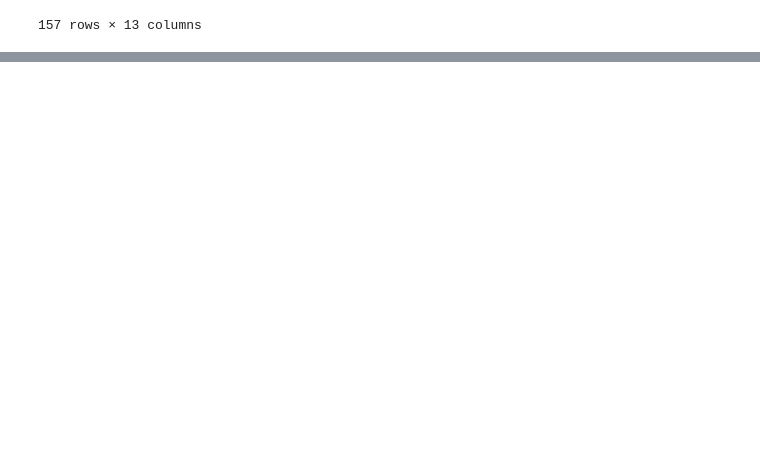
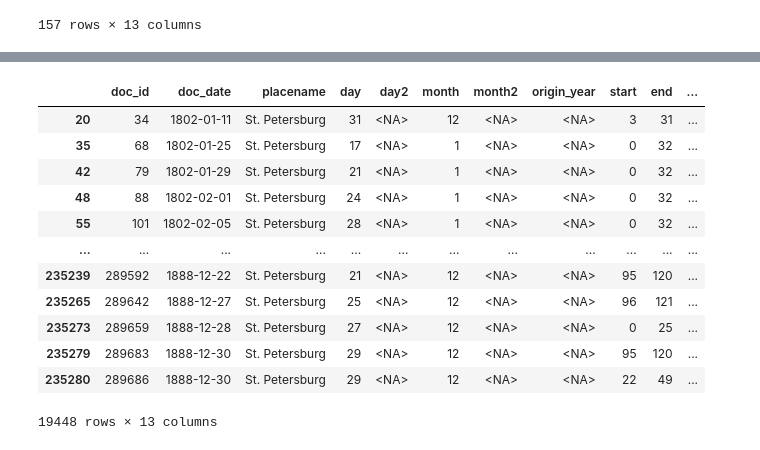
Before and after one commit to krkryger/rigasche-zeitung, a Jupyter notebook: notebooks/analysis.ipynb, the cells around one changed output, grey strips where cells are left out. Drawn from its saved outputs; the diff is of its cells as text; code cells hidden in the pictures; blank space fills up the shorter version.

```diff
--- a/notebooks/analysis.ipynb
+++ b/notebooks/analysis.ipynb
@@ -269,3 +299,29 @@ def plot_speed_distribution(place, savepath=None):
+# %%
+def remove_outlier_indices(df, col):
+
+    Q1 = df[col].quantile(0.25)
+    Q3 = df[col].quantile(0.75)
+    IQR = Q3 - Q1
+
+    index_filter = ~((df[col] < (Q1 - 1.5 * IQR)) | (df[col] > (Q3 + 1.5 * IQR)))
+
+    return index_filter
+# %%
+test_df.loc[remove_outlier_indices(test_df, 'delta')]
+# %% [output]
+|  | doc_id | doc_date | placename | day | day2 | month | month2 | origin_year | start | end | ... |
+| 20 | 34 | 1802-01-11 | St. Petersburg | 31 | <NA> | 12 | <NA> | <NA> | 3 | 31 | ... |
+| 35 | 68 | 1802-01-25 | St. Petersburg | 17 | <NA> | 1 | <NA> | <NA> | 0 | 32 | ... |
+| 42 | 79 | 1802-01-29 | St. Petersburg | 21 | <NA> | 1 | <NA> | <NA> | 0 | 32 | ... |
+| 48 | 88 | 1802-02-01 | St. Petersburg | 24 | <NA> | 1 | <NA> | <NA> | 0 | 32 | ... |
+| 55 | 101 | 1802-02-05 | St. Petersburg | 28 | <NA> | 1 | <NA> | <NA> | 0 | 32 | ... |
+| ... | ... | ... | ... | ... | ... | ... | ... | ... | ... | ... | ... |
+| 235239 | 289592 | 1888-12-22 | St. Petersburg | 21 | <NA> | 12 | <NA> | <NA> | 95 | 120 | ... |
+| 235265 | 289642 | 1888-12-27 | St. Petersburg | 25 | <NA> | 12 | <NA> | <NA> | 96 | 121 | ... |
+| 235273 | 289659 | 1888-12-28 | St. Petersburg | 27 | <NA> | 12 | <NA> | <NA> | 0 | 25 | ... |
+| 235279 | 289683 | 1888-12-30 | St. Petersburg | 29 | <NA> | 12 | <NA> | <NA> | 95 | 120 | ... |
+| 235280 | 289686 | 1888-12-30 | St. Petersburg | 29 | <NA> | 12 | <NA> | <NA> | 22 | 49 | ... |
+19448 rows × 13 columns
 # %%
 plot_speed_distribution('Lissabon')
 # %% [output]
```
Also changed, not shown: parts of 5 cells of this notebook, 1 other file.
